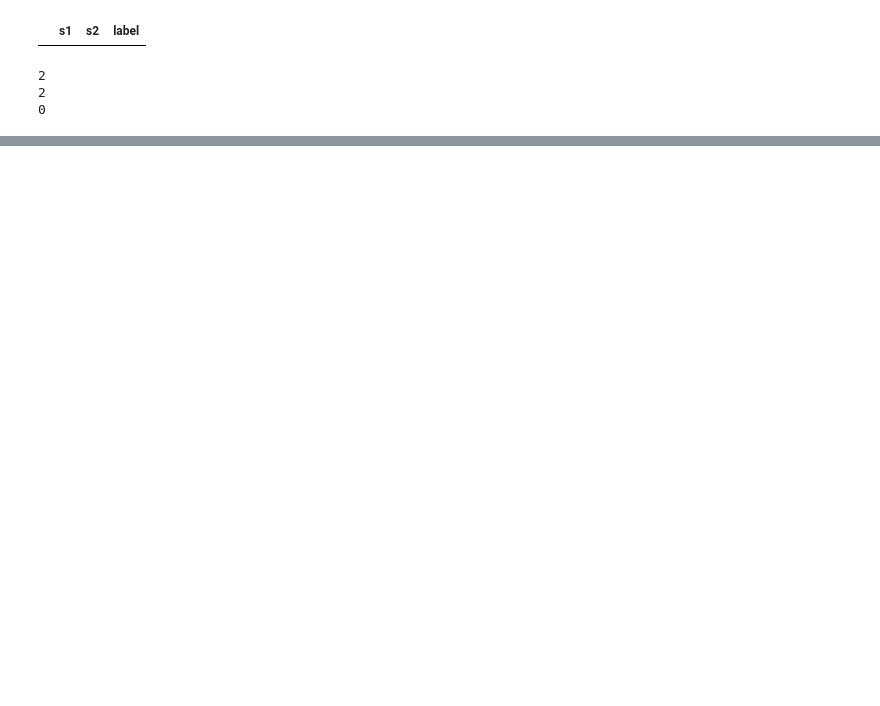
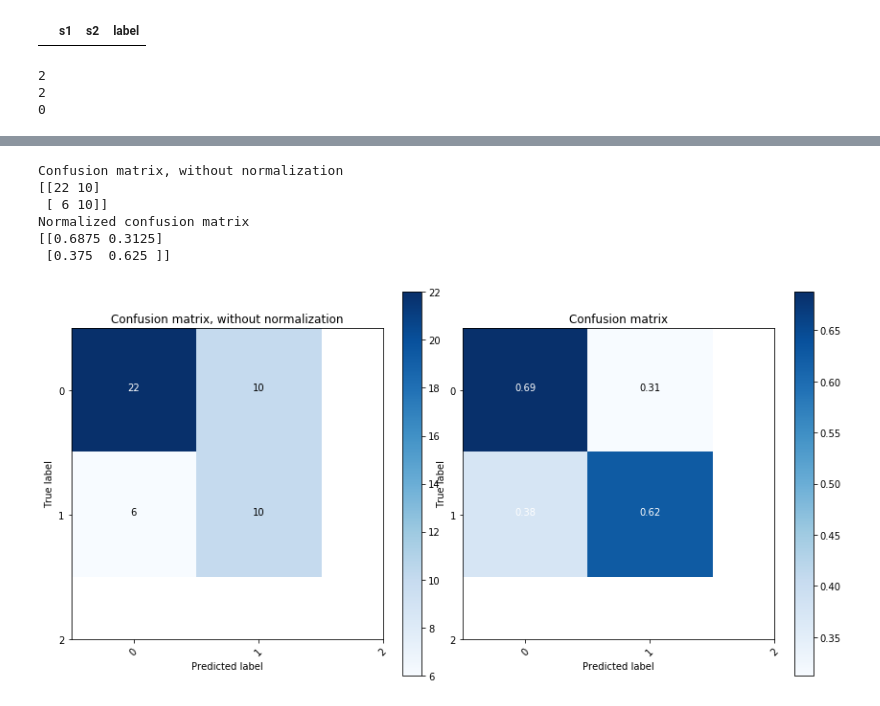
Before and after one commit to tingchunyeh/Sentence-Sim, a Jupyter notebook: Untitled.ipynb, the cells around one changed output, grey strips where cells are left out. Saved outputs shown, nothing was run; the diff lists cells and outputs as text; code cells hidden in the pictures; blank space fills up the shorter version.

```diff
--- a/Untitled.ipynb
+++ b/Untitled.ipynb
@@ -596,0 +604,21 @@ print(test_onePair([s1], [s4]))
+# %%
+temp_df = pd.read_csv("samples_tokenized.csv", header=None)
+temp_df.columns = ['s']
+# %%
+response_df = pd.DataFrame()
+# %%
+response_df['s1'] = temp_df[temp_df.index%2==0].reset_index(drop=True)['s']
+response_df['s2'] = temp_df[temp_df.index%2==1].reset_index(drop=True)['s']
+response_df['true_label'] = pd.Series(np.append( [2]*16, [[0]*16, [0]*16]).astype(int))
+# %%
+def label_temp(pred, ths):
+    if pred<ths[0]:
+        return 0
+    elif pred<ths[1]:
+        return 0
+    else:
+        return 2
+response_df['tfidf_sim'] = response_df[['s1','s2']].apply(lambda x: label_temp(TF_IDF_predict(x[0], x[1]), [0.2,0.3]), axis=1)
+response_df['avg_embed_sim'] = response_df[['s1','s2']].apply(lambda x: label_temp(avg_embedding_predict(x[0],x[1]), [0.3,0.6]), axis=1)
+response_df['idf_embed_sim'] = response_df[['s1','s2']].apply(lambda x: label_temp(IDF_embedding_predict(x[0], x[1]), [0.3,0.4]), axis=1)
+response_df['net_sim'] = response_df[['s1','s2']].apply(lambda x: 2 if test_onePair([x[0]], [x[1]])>=1 else 0, axis=1)
@@ -596,0 +647,10 @@ print(test_onePair([s1], [s4]))
+# %%
+eval_plot(response_df['avg_embed_sim'], response_df['true_label'])
+# %% [output]
+Confusion matrix, without normalization
+[[22 10]
+ [ 6 10]]
+Normalized confusion matrix
+[[0.6875 0.3125]
+ [0.375  0.625 ]]
+[figure, added]
```
Also changed, not shown: parts of 41 cells of this notebook, 7 other files.
